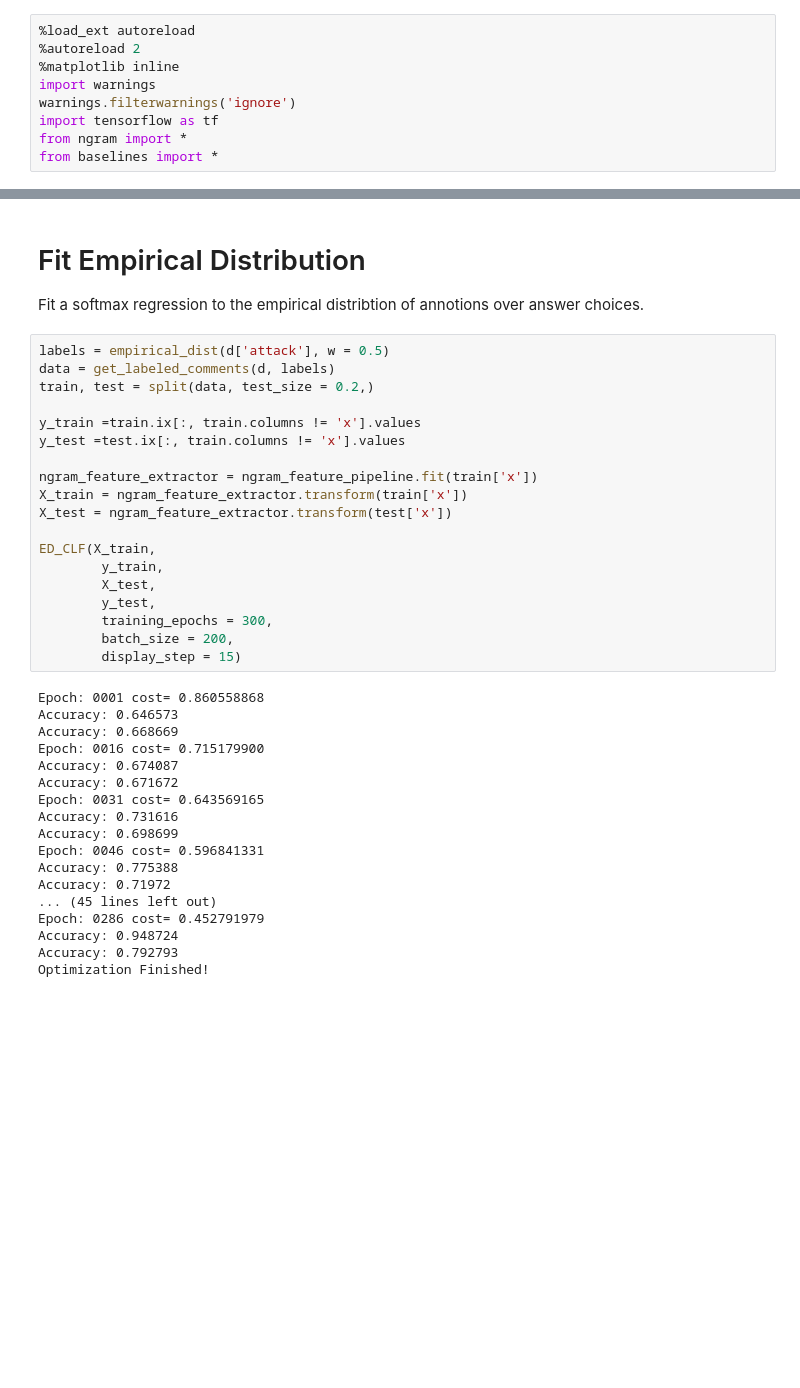
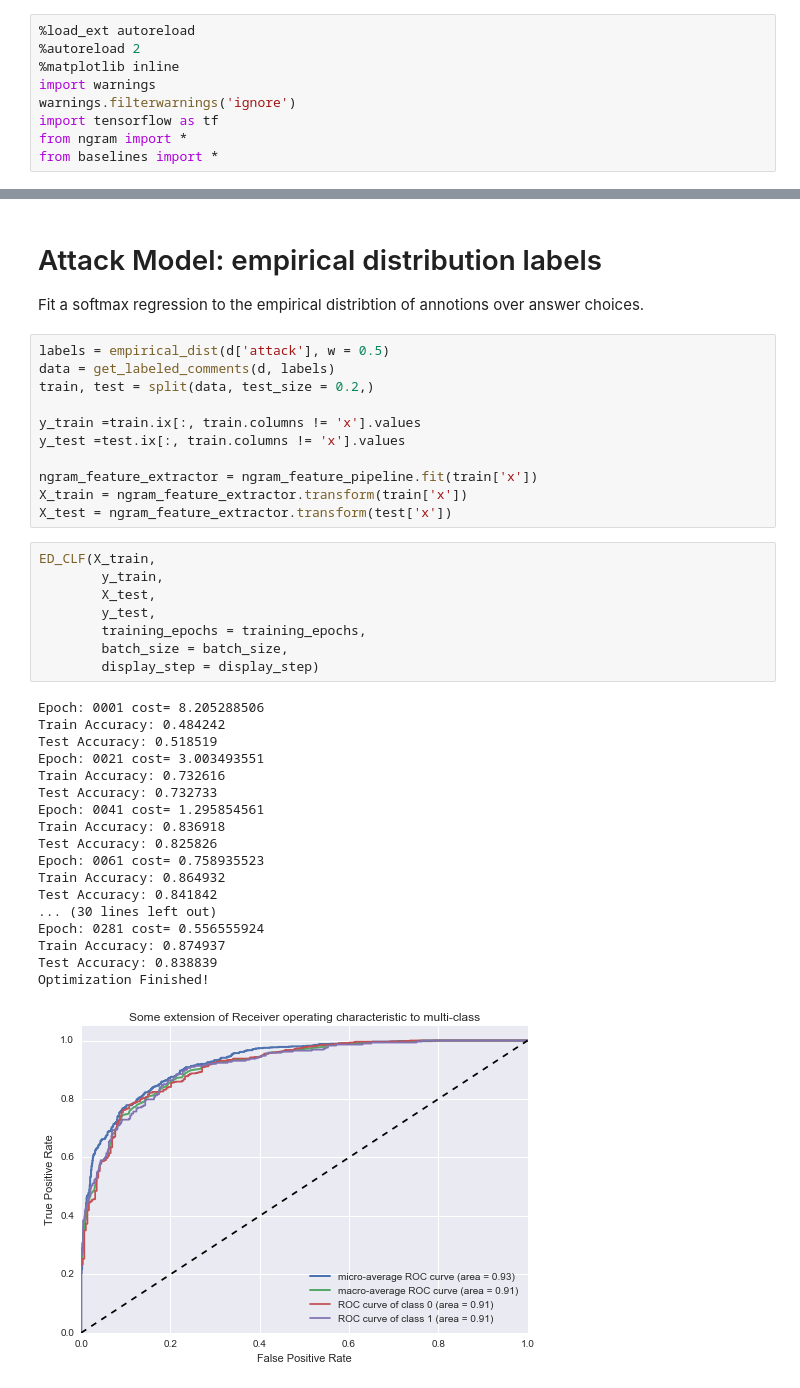
Before and after one commit to ewulczyn/wiki-detox, a Jupyter notebook: wikipedia/src/modeling/EDP Models.ipynb, the cells around one changed output, grey strips where cells are left out. Cells and saved outputs as stored; diff of their text form; blank space fills up the shorter version.

```diff
--- a/wikipedia/src/modeling/EDP Models.ipynb
+++ b/wikipedia/src/modeling/EDP Models.ipynb
@@ -69,5 +75,5 @@ Optimization Finished!
 # %% [markdown]
-# Fit Empirical Distribution
+# Attack Model: empirical distribution labels
 Fit a softmax regression to the empirical distribtion of annotions over answer choices.
 # %%
 labels = empirical_dist(d['attack'], w = 0.5)
@@ -80,29 +86,30 @@ y_test =test.ix[:, train.columns != 'x'].values
 ngram_feature_extractor = ngram_feature_pipeline.fit(train['x'])
 X_train = ngram_feature_extractor.transform(train['x'])
 X_test = ngram_feature_extractor.transform(test['x'])
-
-ED_CLF(X_train,
-        y_train,
-        X_test,
-        y_test,
-        training_epochs = 300,
-        batch_size = 200,
-        display_step = 15)
-# %% [output]
-Epoch: 0001 cost= 0.860558868
-Accuracy: 0.646573
-Accuracy: 0.668669
-Epoch: 0016 cost= 0.715179900
-Accuracy: 0.674087
-Accuracy: 0.671672
-Epoch: 0031 cost= 0.643569165
-Accuracy: 0.731616
-Accuracy: 0.698699
-Epoch: 0046 cost= 0.596841331
-Accuracy: 0.775388
-Accuracy: 0.71972
-... (45 lines left out)
-Epoch: 0286 cost= 0.452791979
-Accuracy: 0.948724
-Accuracy: 0.792793
-Optimization Finished!
+# %%
+ED_CLF(X_train,
+        y_train,
+        X_test,
+        y_test,
+        training_epochs = training_epochs,
+        batch_size = batch_size,
+        display_step = display_step)
+# %% [output]
+Epoch: 0001 cost= 8.205288506
+Train Accuracy: 0.484242
+Test Accuracy: 0.518519
+Epoch: 0021 cost= 3.003493551
+Train Accuracy: 0.732616
+Test Accuracy: 0.732733
+Epoch: 0041 cost= 1.295854561
+Train Accuracy: 0.836918
+Test Accuracy: 0.825826
+Epoch: 0061 cost= 0.758935523
+Train Accuracy: 0.864932
+Test Accuracy: 0.841842
+... (30 lines left out)
+Epoch: 0281 cost= 0.556555924
+Train Accuracy: 0.874937
+Test Accuracy: 0.838839
+Optimization Finished!
+[figure, added]
```
Also changed, not shown: parts of 13 cells of this notebook, 7 other files.
